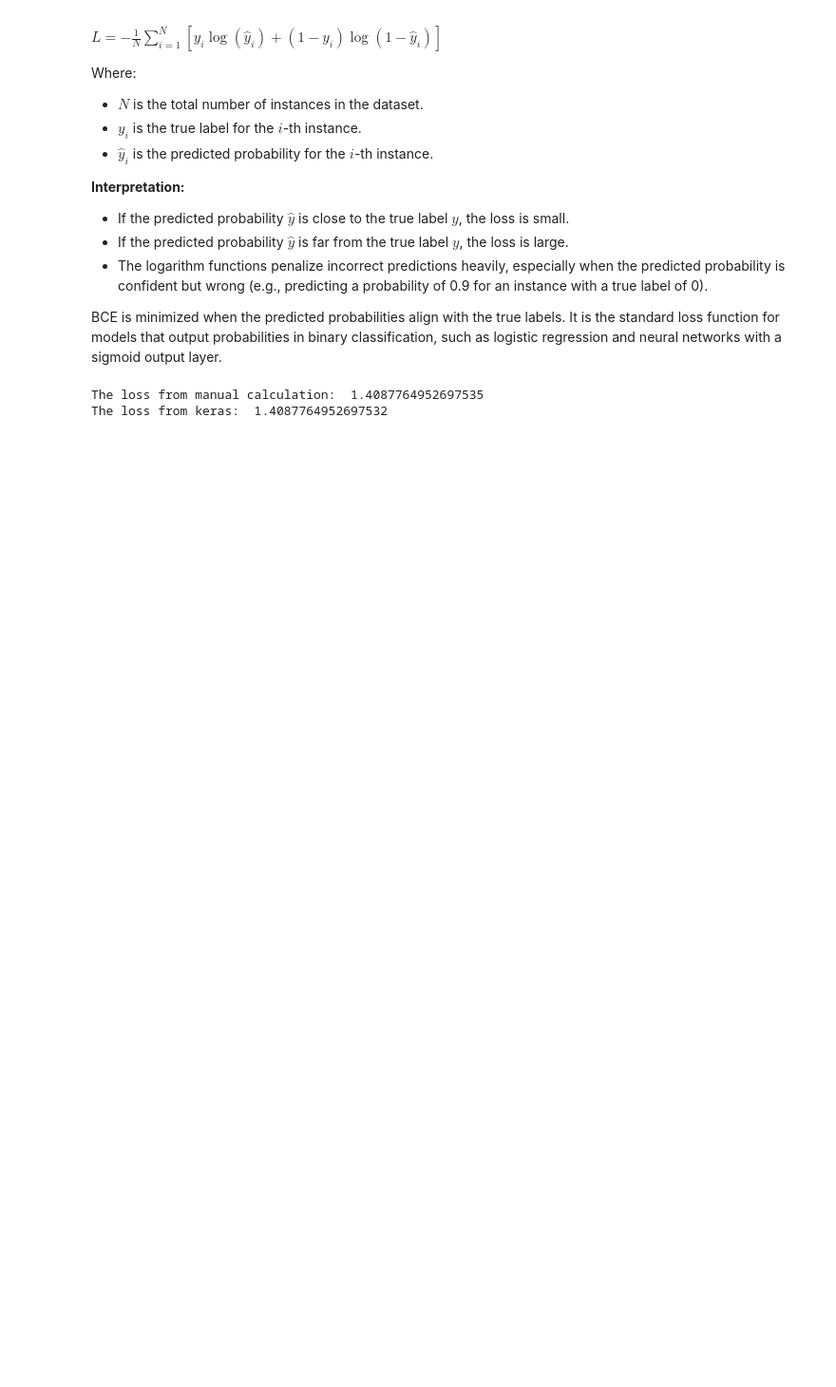
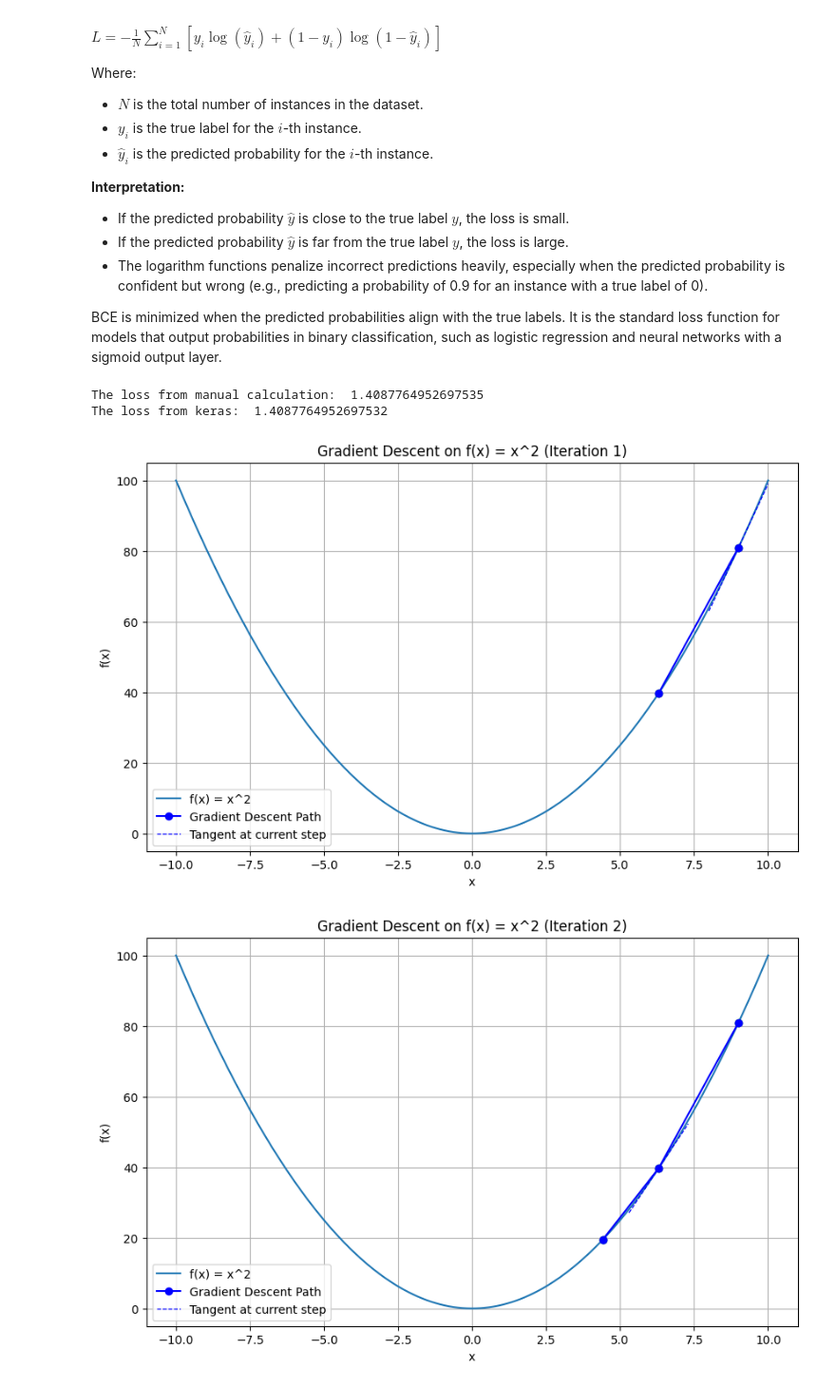
Before and after one commit to omar4646/My_repository, a Jupyter notebook: Classification_learning_algorithms.ipynb, the cells around one changed output. Shown at 95% size. Cells and saved outputs as stored; diff of their text form; code cells hidden in the pictures; blank space fills up the shorter version.

```diff
--- a/Classification_learning_algorithms.ipynb
+++ b/Classification_learning_algorithms.ipynb
@@ -448,3 +444,64 @@ print('The loss from keras: ', loss)
 # %% [output]
 The loss from manual calculation:  1.4087764952697535
 The loss from keras:  1.4087764952697532
+# %%
+# define loss function
+def f(x):
+  return x**2
+# define derivative of func
+def df(x):
+  return 2*x
+
+# gradient descent parameters
+x_start = 9
+learning_rate = 0.15
+n_iterations = 10
+
+# for learning steps visualization
+x_steps = [x_start]
+y_steps = [f(x_start)]
+
+# values for plotting the parabola
+x = np.linspace(-10, 10, 400)
+y = f(x)
+
+for i in range(n_iterations):
+
+  plt.figure(figsize=(10, 6))
+
+  # plot the parabola
+  plt.plot(x, y, label = 'f(x) = x^2')
+
+  # current position on the parabola
+  current_x = x_steps[-1]
+  current_y = y_steps[-1]
+
+  # calculate the gradient
+  gradient = df(current_x)
+
+  # update the position (gradient descent steps)
+  next_x = current_x - learning_rate * gradient
+  next_y = f(next_x)
+
+  # save the new position
+  x_steps.append(next_x)
+  y_steps.append(next_y)
+
+  # plot the current step path
+  plt.scatter(x_steps, y_steps, color = 'green')
+  plt.plot(x_steps, y_steps, linestyle = '-', marker = 'o', color = 'blue', label = 'Gradient Descent Path')
+
+  # plot the tangent line (derivative at current point)
+  tangent_x = np.linspace(current_x - 1, current_x + 1, 10)
+  tangent_y = gradient * (tangent_x - current_x) + current_y
+
+  plt.plot(tangent_x, tangent_y, linestyle = '--', color = 'blue', linewidth = 0.9, label = 'Tangent at current step')
+  plt.title(f'Gradient Descent on f(x) = x^2 (Iteration {i+1})')
+  plt.xlabel('x')
+  plt.ylabel('f(x)')
+  plt.legend()
+  plt.grid(True)
+  plt.show()
+# %% [output]
+[figure, added]
+[figure, added]
```
Also changed, not shown: parts of 2 cells of this notebook.
